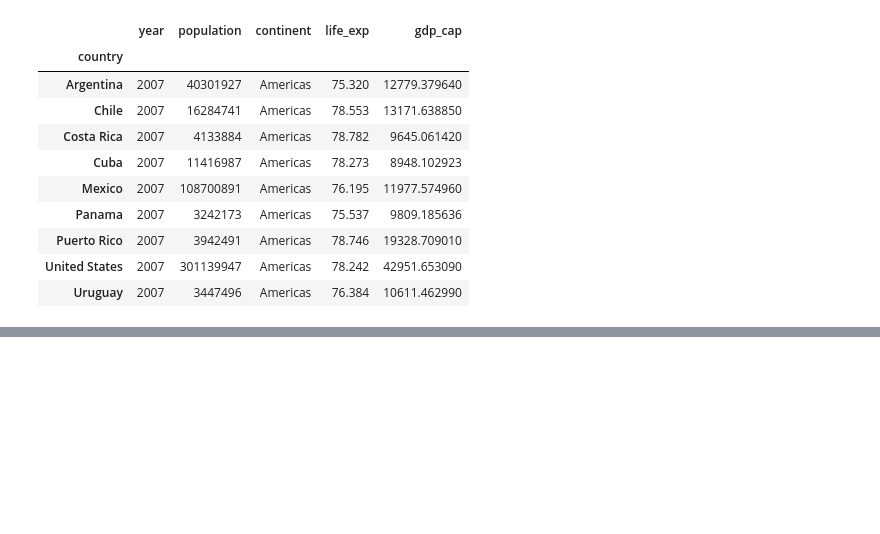
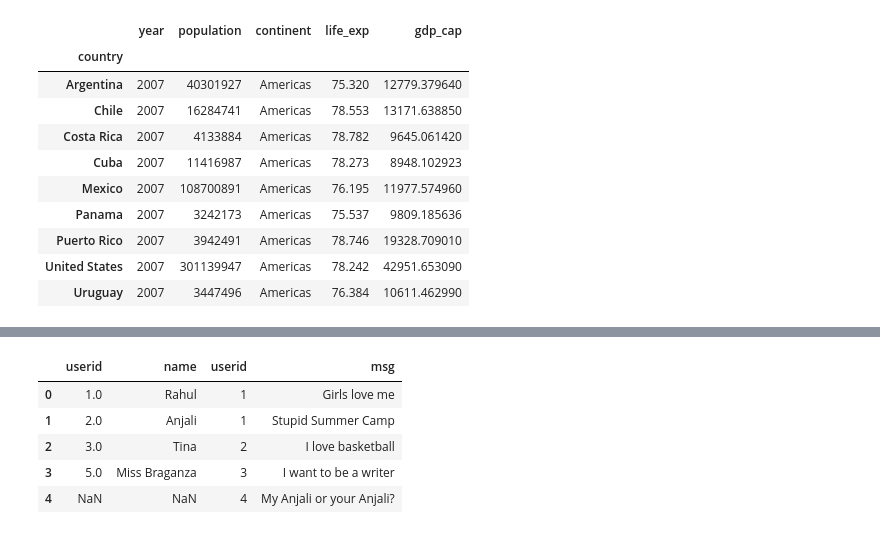
Before and after one commit to 94shreyas/Practise_Python, a Jupyter notebook: Pandas2.ipynb, the cells around one changed output, grey strips where cells are left out. Cells and saved outputs as stored; diff of their text form; code cells hidden in the pictures; blank space fills up the shorter version.

```diff
--- a/Pandas2.ipynb
+++ b/Pandas2.ipynb
@@ -183,0 +302,10 @@ df.set_index('country')
+# %%
+df_new=pd.concat([users,msgs],axis=1)
+df_new
+# %% [output]
+|  | userid | name | userid | msg |
+| 0 | 1.0 | Rahul | 1 | Girls love me |
+| 1 | 2.0 | Anjali | 1 | Stupid Summer Camp |
+| 2 | 3.0 | Tina | 2 | I love basketball |
+| 3 | 5.0 | Miss Braganza | 3 | I want to be a writer |
+| 4 | NaN | NaN | 4 | My Anjali or your Anjali? |
```
Also changed, not shown: parts of 13 cells of this notebook.
